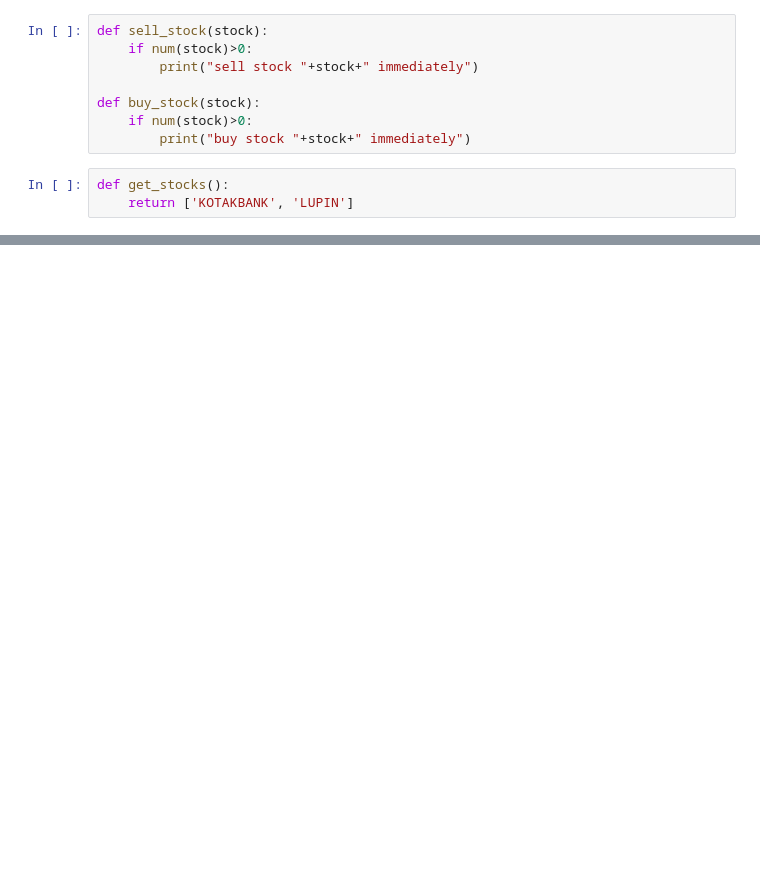
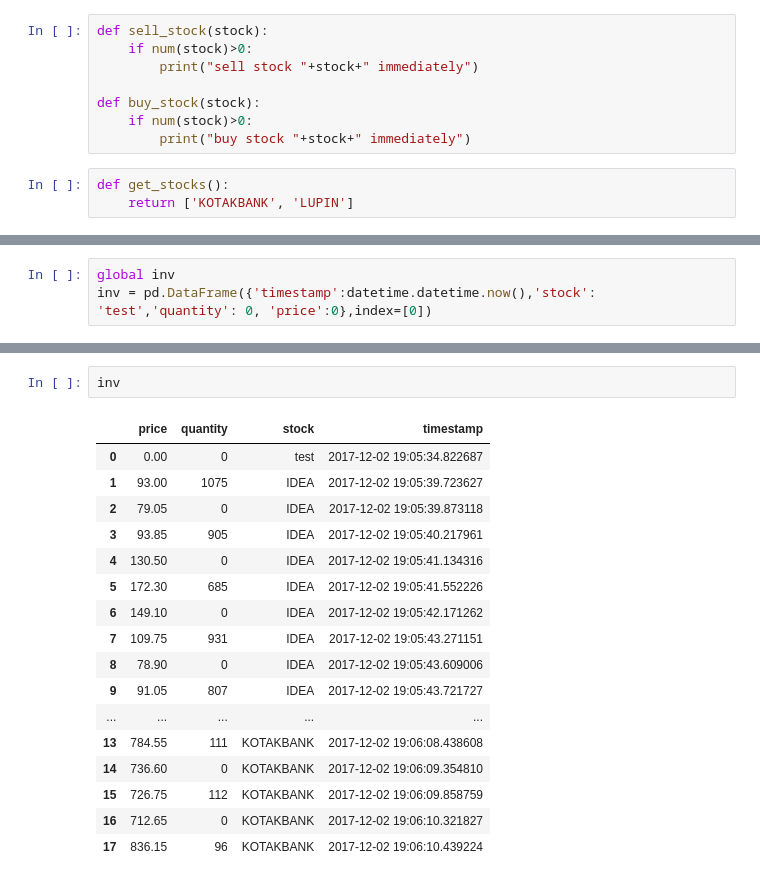
Before and after one commit to iBala/algo_trading, a Jupyter notebook: scripts/fetch_data.ipynb, the cells around one changed output, grey strips where cells are left out. Saved outputs shown, nothing was run; the diff lists cells and outputs as text; blank space fills up the shorter version.

```diff
--- a/scripts/fetch_data.ipynb
+++ b/scripts/fetch_data.ipynb
@@ -101,0 +193,3 @@ KeyError: 'Date'
+# %%
+global inv
+inv = pd.DataFrame({'timestamp':datetime.datetime.now(),'stock': 'test','quantity': 0, 'price':0},index=[0])
@@ -101,0 +208,20 @@ KeyError: 'Date'
+# %%
+inv
+# %% [output]
+|  | price | quantity | stock | timestamp |
+| 0 | 0.00 | 0 | test | 2017-12-02 19:05:34.822687 |
+| 1 | 93.00 | 1075 | IDEA | 2017-12-02 19:05:39.723627 |
+| 2 | 79.05 | 0 | IDEA | 2017-12-02 19:05:39.873118 |
+| 3 | 93.85 | 905 | IDEA | 2017-12-02 19:05:40.217961 |
+| 4 | 130.50 | 0 | IDEA | 2017-12-02 19:05:41.134316 |
+| 5 | 172.30 | 685 | IDEA | 2017-12-02 19:05:41.552226 |
+| 6 | 149.10 | 0 | IDEA | 2017-12-02 19:05:42.171262 |
+| 7 | 109.75 | 931 | IDEA | 2017-12-02 19:05:43.271151 |
+| 8 | 78.90 | 0 | IDEA | 2017-12-02 19:05:43.609006 |
+| 9 | 91.05 | 807 | IDEA | 2017-12-02 19:05:43.721727 |
+| ... | ... | ... | ... | ... |
+| 13 | 784.55 | 111 | KOTAKBANK | 2017-12-02 19:06:08.438608 |
+| 14 | 736.60 | 0 | KOTAKBANK | 2017-12-02 19:06:09.354810 |
+| 15 | 726.75 | 112 | KOTAKBANK | 2017-12-02 19:06:09.858759 |
+| 16 | 712.65 | 0 | KOTAKBANK | 2017-12-02 19:06:10.321827 |
+| 17 | 836.15 | 96 | KOTAKBANK | 2017-12-02 19:06:10.439224 |
```
Also changed, not shown: parts of 22 cells of this notebook.
